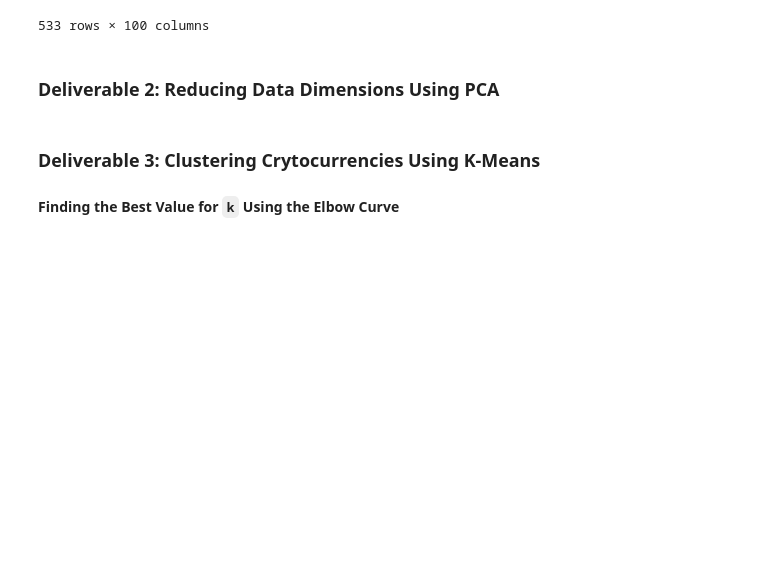
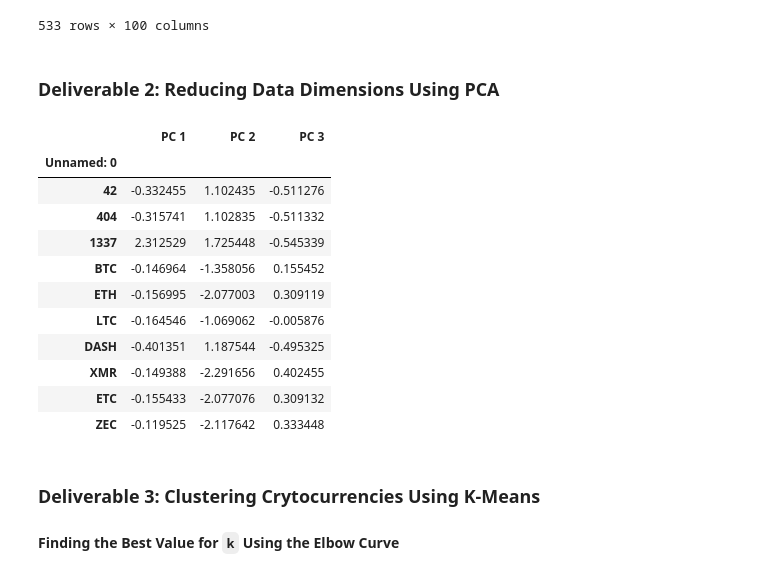
Before and after one commit to svmanohar/Cryptocurrencies, a Jupyter notebook: crypto_clustering.ipynb, the cells around one changed output. Drawn from its saved outputs; the diff is of its cells as text; code cells hidden in the pictures; blank space fills up the shorter version.

```diff
--- a/crypto_clustering.ipynb
+++ b/crypto_clustering.ipynb
@@ -142,4 +115,6 @@ X_scaled = scaler.fit_transform(X)
 ### Deliverable 2: Reducing Data Dimensions Using PCA
 # %%
 # Using PCA to reduce dimension to three principal components.
-# YOUR CODE HERE
+
+# Instantiate PCA model
+pca = PCA(n_components=3)
@@ -149,3 +124,25 @@ X_scaled = scaler.fit_transform(X)
+# %%
+# Create a DataFrame with the three principal components.
+# Set the index of the df to align with the index of the crypto_df
+pcs_df = pd.DataFrame(
+    data = crypto_pca,
+    columns=['PC 1','PC 2','PC 3'],
+    index=crypto_df.index
+)
+pcs_df.head(10)
+# %% [output]
+|  | PC 1 | PC 2 | PC 3 |
+| Unnamed: 0 |  |  |  |
+| 42 | -0.332455 | 1.102435 | -0.511276 |
+| 404 | -0.315741 | 1.102835 | -0.511332 |
+| 1337 | 2.312529 | 1.725448 | -0.545339 |
+| BTC | -0.146964 | -1.358056 | 0.155452 |
+| ETH | -0.156995 | -2.077003 | 0.309119 |
+| LTC | -0.164546 | -1.069062 | -0.005876 |
+| DASH | -0.401351 | 1.187544 | -0.495325 |
+| XMR | -0.149388 | -2.291656 | 0.402455 |
+| ETC | -0.155433 | -2.077076 | 0.309132 |
+| ZEC | -0.119525 | -2.117642 | 0.333448 |
 # %% [markdown]
 ### Deliverable 3: Clustering Crytocurrencies Using K-Means
 
```
Also changed, not shown: parts of 19 cells of this notebook, 1 other file.
